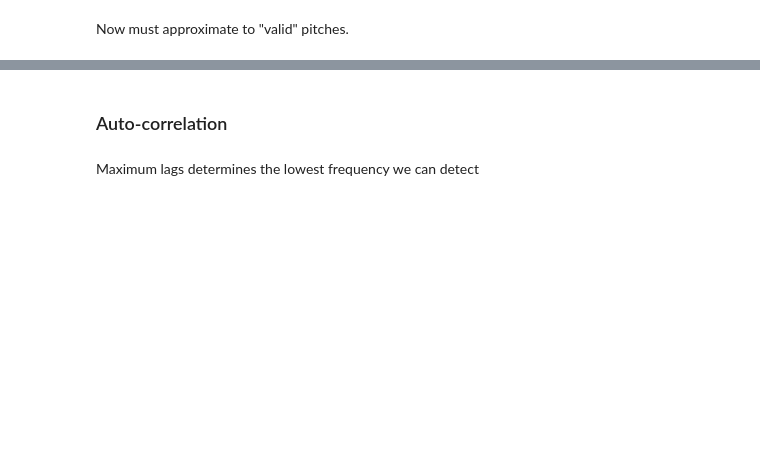
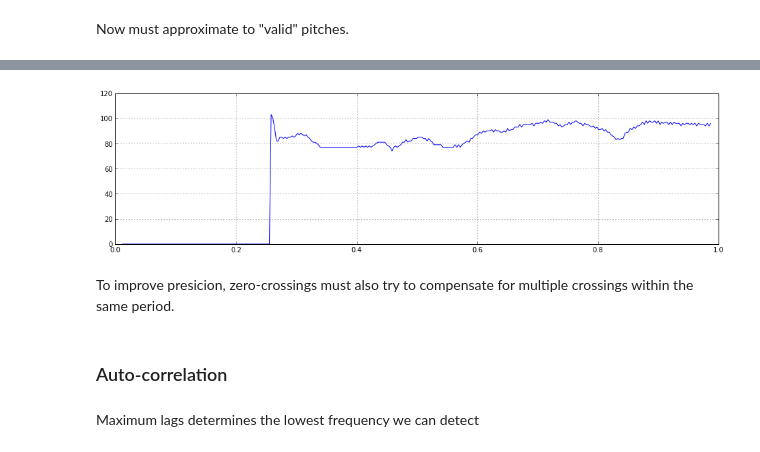
Before and after one commit to mantaraya36/240E-ipython, a Jupyter notebook: Audio Features IIIb-Pitch.ipynb, the cells around one changed output, grey strips where cells are left out. Cells and saved outputs as stored; diff of their text form; code cells hidden in the pictures; blank space fills up the shorter version.

```diff
--- a/Audio Features IIIb-Pitch.ipynb
+++ b/Audio Features IIIb-Pitch.ipynb
@@ -118,7 +182,11 @@ plot(zcr[0], quantized*rms_th)
 # %%
 plot(zcr[0], quantized*rms_th)
-ylim((50, 75))
+#ylim((50, 75))
 grid()
+# %% [output]
+[figure, added]
+# %% [markdown]
+To improve presicion, zero-crossings must also try to compensate for multiple crossings within the same period.
 # %% [markdown]
 ### Auto-correlation
 # %% [markdown]
```
Also changed, not shown: parts of 116 cells of this notebook.
